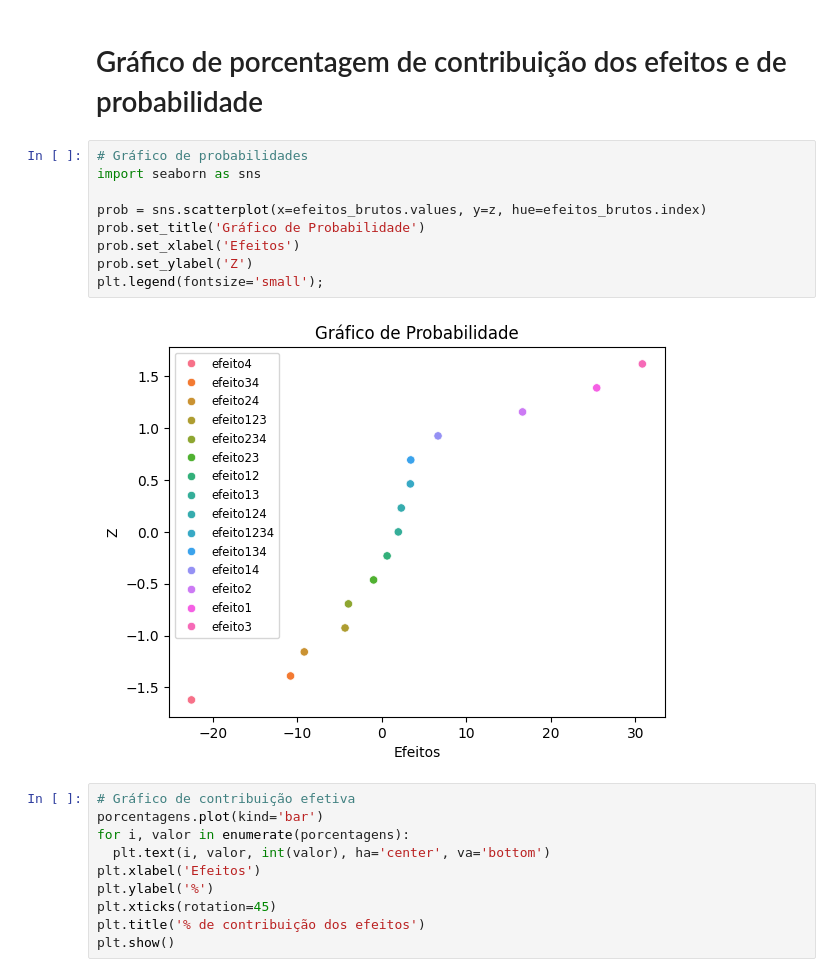
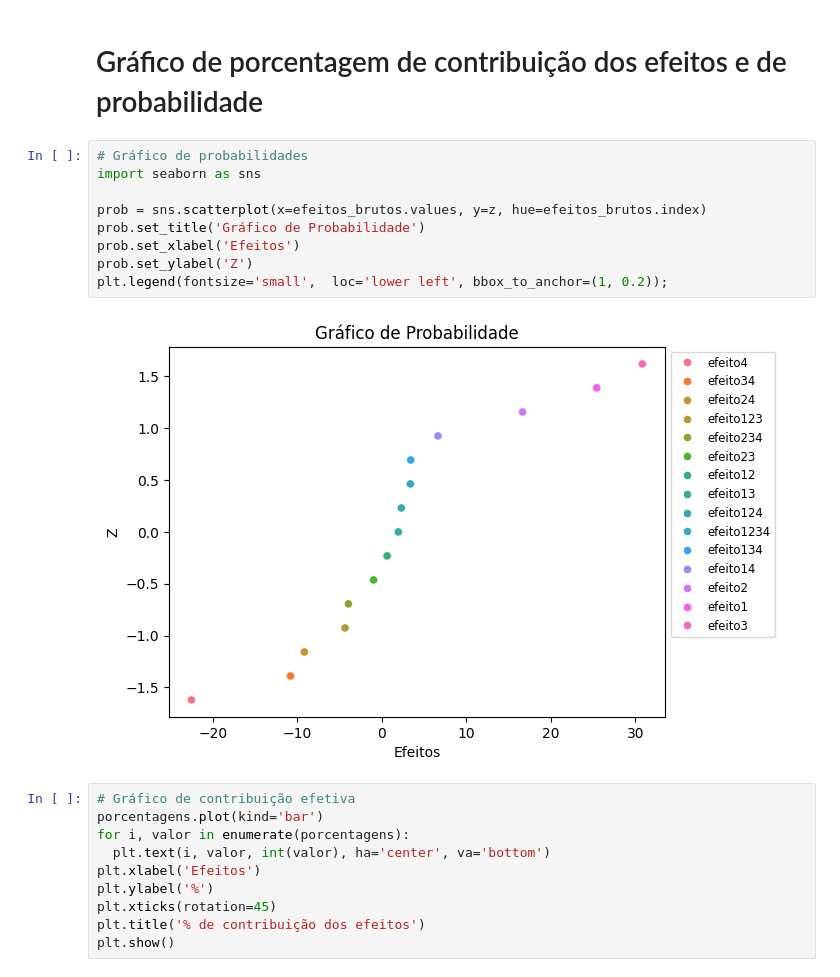
Before and after one commit to leosguimaraes/Quimiometria, a Jupyter notebook: Planejamento Fatorial Completo/Planejamento_Fatorial_Completo.ipynb, the cells around one changed output. Saved outputs shown, nothing was run; the diff lists cells and outputs as text.

```diff
--- a/Planejamento Fatorial Completo/Planejamento_Fatorial_Completo.ipynb
+++ b/Planejamento Fatorial Completo/Planejamento_Fatorial_Completo.ipynb
@@ -235,14 +235,14 @@ z = np.round([(i - media) / std for i in ponto_central], decimals=3)
 # %%
 # Gráfico de probabilidades
 import seaborn as sns
 
 prob = sns.scatterplot(x=efeitos_brutos.values, y=z, hue=efeitos_brutos.index)
 prob.set_title('Gráfico de Probabilidade')
 prob.set_xlabel('Efeitos')
 prob.set_ylabel('Z')
-plt.legend(fontsize='small');
+plt.legend(fontsize='small',  loc='lower left', bbox_to_anchor=(1, 0.2));
 # %% [output]
-[figure, old version]
+[figure, new version]
 # %%
 # Gráfico de contribuição efetiva
 porcentagens.plot(kind='bar')
```
